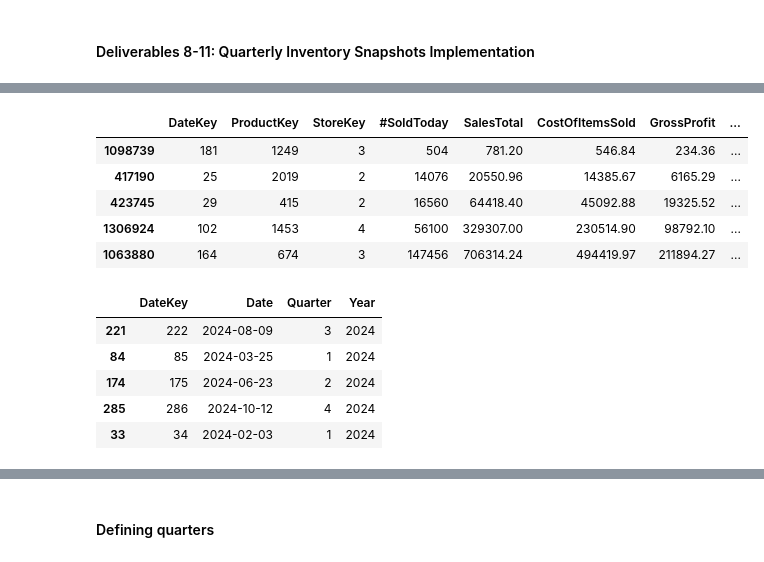
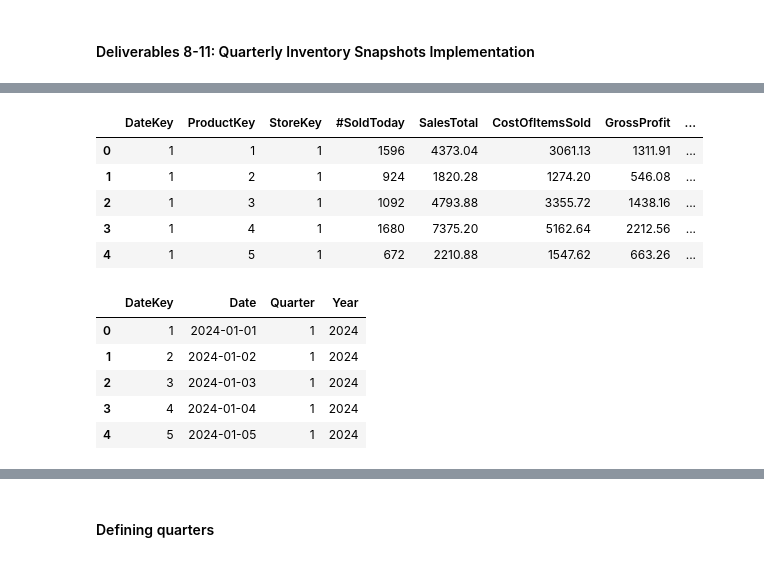
Before and after one commit to mistrypavankumar/Data-warehousing-of-grocery-store, a Jupyter notebook: HW_final/homework-5-d8-11.ipynb, the cells around one changed output, grey strips where cells are left out. Drawn from its saved outputs; the diff is of its cells as text; code cells hidden in the pictures.

```diff
--- a/HW_final/homework-5-d8-11.ipynb
+++ b/HW_final/homework-5-d8-11.ipynb
@@ -23,21 +23,21 @@ inventory_daily.sample(5)
 # %%
-sales_daily.sample(5)
+sales_daily.head(5)
 # %% [output]
 |  | DateKey | ProductKey | StoreKey | #SoldToday | SalesTotal | CostOfItemsSold | GrossProfit | ... |
-| 1098739 | 181 | 1249 | 3 | 504 | 781.20 | 546.84 | 234.36 | ... |
-| 417190 | 25 | 2019 | 2 | 14076 | 20550.96 | 14385.67 | 6165.29 | ... |
-| 423745 | 29 | 415 | 2 | 16560 | 64418.40 | 45092.88 | 19325.52 | ... |
-| 1306924 | 102 | 1453 | 4 | 56100 | 329307.00 | 230514.90 | 98792.10 | ... |
-| 1063880 | 164 | 674 | 3 | 147456 | 706314.24 | 494419.97 | 211894.27 | ... |
+| 0 | 1 | 1 | 1 | 1596 | 4373.04 | 3061.13 | 1311.91 | ... |
+| 1 | 1 | 2 | 1 | 924 | 1820.28 | 1274.20 | 546.08 | ... |
+| 2 | 1 | 3 | 1 | 1092 | 4793.88 | 3355.72 | 1438.16 | ... |
+| 3 | 1 | 4 | 1 | 1680 | 7375.20 | 5162.64 | 2212.56 | ... |
+| 4 | 1 | 5 | 1 | 672 | 2210.88 | 1547.62 | 663.26 | ... |
 # %%
-date_dim.sample(5)
+date_dim.head(5)
 # %% [output]
 |  | DateKey | Date | Quarter | Year |
-| 221 | 222 | 2024-08-09 | 3 | 2024 |
-| 84 | 85 | 2024-03-25 | 1 | 2024 |
-| 174 | 175 | 2024-06-23 | 2 | 2024 |
-| 285 | 286 | 2024-10-12 | 4 | 2024 |
-| 33 | 34 | 2024-02-03 | 1 | 2024 |
+| 0 | 1 | 2024-01-01 | 1 | 2024 |
+| 1 | 2 | 2024-01-02 | 1 | 2024 |
+| 2 | 3 | 2024-01-03 | 1 | 2024 |
+| 3 | 4 | 2024-01-04 | 1 | 2024 |
+| 4 | 5 | 2024-01-05 | 1 | 2024 |
 # %%
 # Merge date information with inventory date
 inventory_with_dates = inventory_daily.merge(
```
Also changed, not shown: parts of 16 cells of this notebook, 8 other files.
